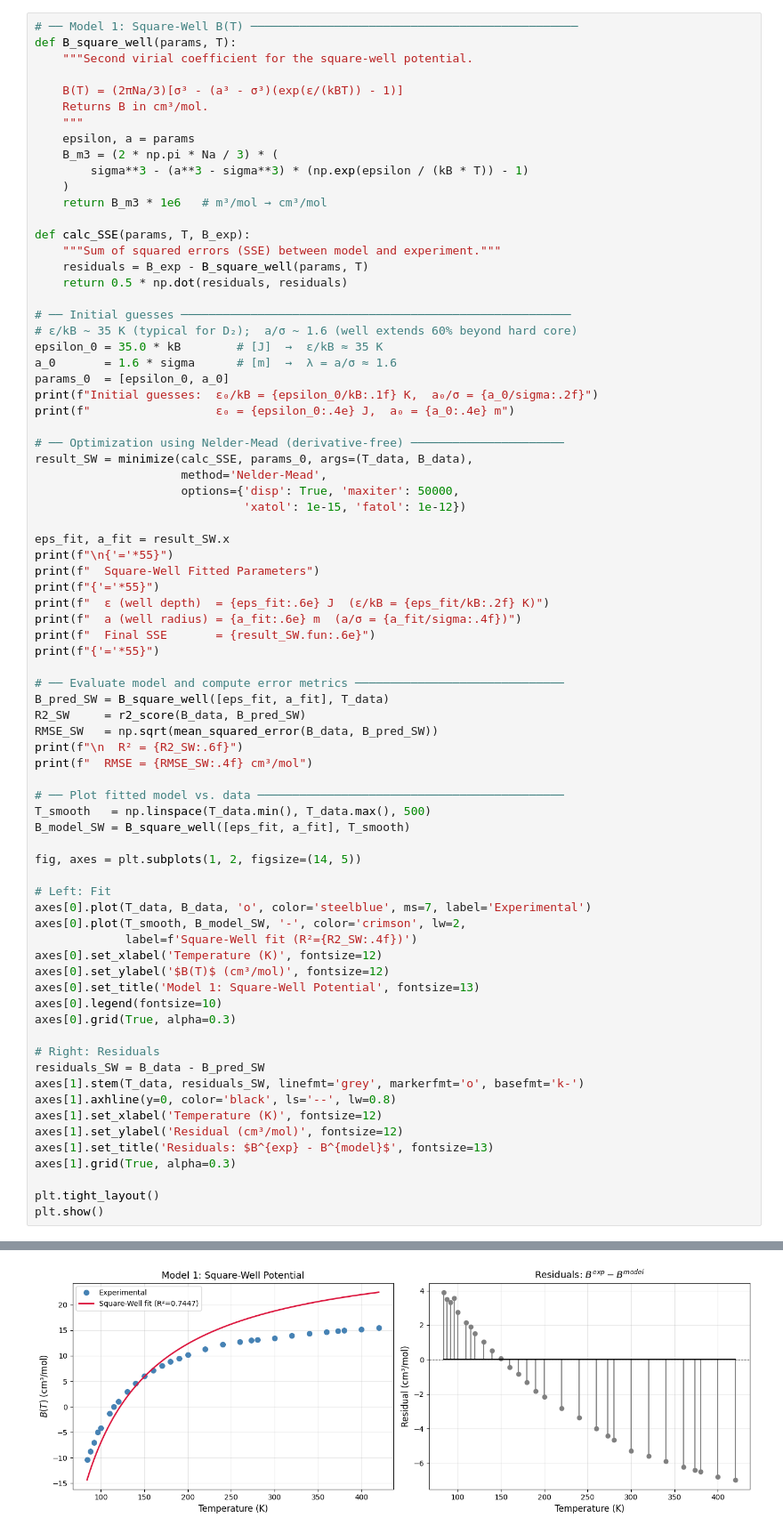
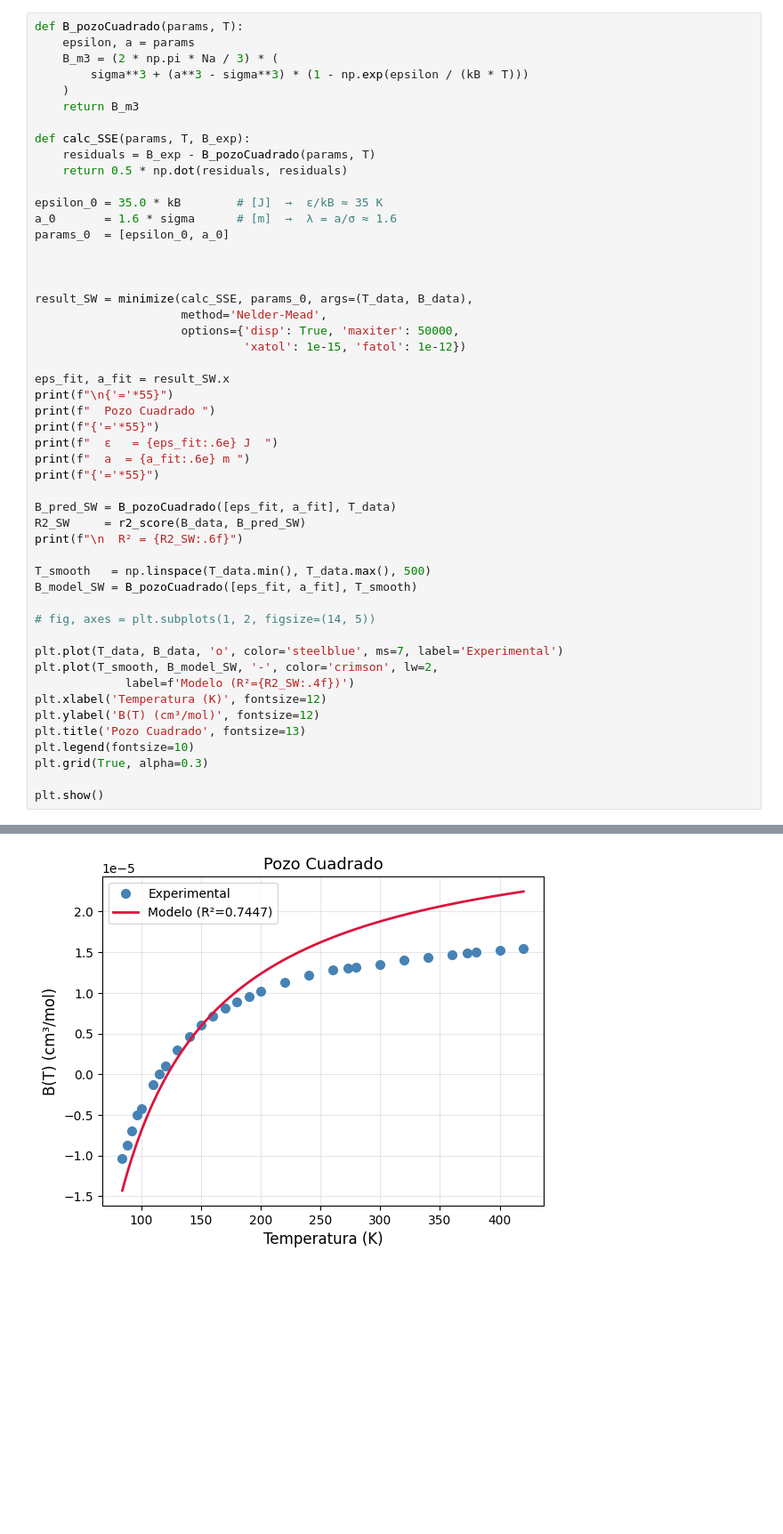
Before and after one commit to premzea/Termodinamica-II, a Jupyter notebook: Asignacion 1/codigoV2.ipynb, the cells around one changed output, grey strips where cells are left out. Shown at 89% size. Saved outputs shown, nothing was run; the diff lists cells and outputs as text; blank space fills up the shorter version.

```diff
--- a/Asignacion 1/codigoV2.ipynb
+++ b/Asignacion 1/codigoV2.ipynb
@@ -129,31 +31,21 @@ $$\text{SSE} = \frac{1}{2}\sum_{i=1}^{n}\left(B_i^{\text{exp}} - B_i^{\text{mode
 # %%
-# ── Model 1: Square-Well B(T) ───────────────────────────────────────────────
-def B_square_well(params, T):
-    """Second virial coefficient for the square-well potential.
-
-    B(T) = (2πNa/3)[σ³ - (a³ - σ³)(exp(ε/(kBT)) - 1)]
-    Returns B in cm³/mol.
-    """
+def B_pozoCuadrado(params, T):
     epsilon, a = params
     B_m3 = (2 * np.pi * Na / 3) * (
-        sigma**3 - (a**3 - sigma**3) * (np.exp(epsilon / (kB * T)) - 1)
+        sigma**3 + (a**3 - sigma**3) * (1 - np.exp(epsilon / (kB * T)))
     )
-    return B_m3 * 1e6   # m³/mol → cm³/mol
+    return B_m3
 
 def calc_SSE(params, T, B_exp):
-    """Sum of squared errors (SSE) between model and experiment."""
-    residuals = B_exp - B_square_well(params, T)
+    residuals = B_exp - B_pozoCuadrado(params, T)
     return 0.5 * np.dot(residuals, residuals)
 
-# ── Initial guesses ────────────────────────────────────────────────────────
-# ε/kB ~ 35 K (typical for D₂);  a/σ ~ 1.6 (well extends 60% beyond hard core)
 epsilon_0 = 35.0 * kB        # [J]  →  ε/kB ≈ 35 K
 a_0       = 1.6 * sigma      # [m]  →  λ = a/σ ≈ 1.6
 params_0  = [epsilon_0, a_0]
-print(f"Initial guesses:  ε₀/kB = {epsilon_0/kB:.1f} K,  a₀/σ = {a_0/sigma:.2f}")
-print(f"                  ε₀ = {epsilon_0:.4e} J,  a₀ = {a_0:.4e} m")
 
-# ── Optimization using Nelder-Mead (derivative-free) ──────────────────────
+
+
 result_SW = minimize(calc_SSE, params_0, args=(T_data, B_data),
                      method='Nelder-Mead',
                      options={'disp': True, 'maxiter': 50000,
@@ -161,45 +53,29 @@ result_SW = minimize(calc_SSE, params_0, args=(T_data, B_data),
 
 eps_fit, a_fit = result_SW.x
 print(f"\n{'='*55}")
-print(f"  Square-Well Fitted Parameters")
+print(f"  Pozo Cuadrado ")
 print(f"{'='*55}")
-print(f"  ε (well depth)  = {eps_fit:.6e} J  (ε/kB = {eps_fit/kB:.2f} K)")
-print(f"  a (well radius) = {a_fit:.6e} m  (a/σ = {a_fit/sigma:.4f})")
-print(f"  Final SSE       = {result_SW.fun:.6e}")
+print(f"  ε   = {eps_fit:.6e} J  ")
+print(f"  a  = {a_fit:.6e} m ")
 print(f"{'='*55}")
 
-# ── Evaluate model and compute error metrics ──────────────────────────────
-B_pred_SW = B_square_well([eps_fit, a_fit], T_data)
+B_pred_SW = B_pozoCuadrado([eps_fit, a_fit], T_data)
 R2_SW     = r2_score(B_data, B_pred_SW)
-RMSE_SW   = np.sqrt(mean_squared_error(B_data, B_pred_SW))
 print(f"\n  R² = {R2_SW:.6f}")
-print(f"  RMSE = {RMSE_SW:.4f} cm³/mol")
 
-# ── Plot fitted model vs. data ────────────────────────────────────────────
 T_smooth   = np.linspace(T_data.min(), T_data.max(), 500)
-B_model_SW = B_square_well([eps_fit, a_fit], T_smooth)
+B_model_SW = B_pozoCuadrado([eps_fit, a_fit], T_smooth)
 
-fig, axes = plt.subplots(1, 2, figsize=(14, 5))
+# fig, axes = plt.subplots(1, 2, figsize=(14, 5))
 
-# Left: Fit
-axes[0].plot(T_data, B_data, 'o', color='steelblue', ms=7, label='Experimental')
-axes[0].plot(T_smooth, B_model_SW, '-', color='crimson', lw=2,
-             label=f'Square-Well fit (R²={R2_SW:.4f})')
-axes[0].set_xlabel('Temperature (K)', fontsize=12)
-axes[0].set_ylabel('$B(T)$ (cm³/mol)', fontsize=12)
-axes[0].set_title('Model 1: Square-Well Potential', fontsize=13)
-axes[0].legend(fontsize=10)
-axes[0].grid(True, alpha=0.3)
+plt.plot(T_data, B_data, 'o', color='steelblue', ms=7, label='Experimental')
+plt.plot(T_smooth, B_model_SW, '-', color='crimson', lw=2,
+             label=f'Modelo (R²={R2_SW:.4f})')
+plt.xlabel('Temperatura (K)', fontsize=12)
+plt.ylabel('B(T) (cm³/mol)', fontsize=12)
+plt.title('Pozo Cuadrado', fontsize=13)
+plt.legend(fontsize=10)
+plt.grid(True, alpha=0.3)
 
-# Right: Residuals
-residuals_SW = B_data - B_pred_SW
-axes[1].stem(T_data, residuals_SW, linefmt='grey', markerfmt='o', basefmt='k-')
-axes[1].axhline(y=0, color='black', ls='--', lw=0.8)
-axes[1].set_xlabel('Temperature (K)', fontsize=12)
-axes[1].set_ylabel('Residual (cm³/mol)', fontsize=12)
-axes[1].set_title('Residuals: $B^{exp} - B^{model}$', fontsize=13)
-axes[1].grid(True, alpha=0.3)
-
-plt.tight_layout()
 plt.show()
 # %% [output]
@@ -223 +95 @@ Optimization terminated successfully.
-[figure, old version]
+[figure, new version]
```
Also changed, not shown: parts of 20 cells of this notebook, 3 other files.
